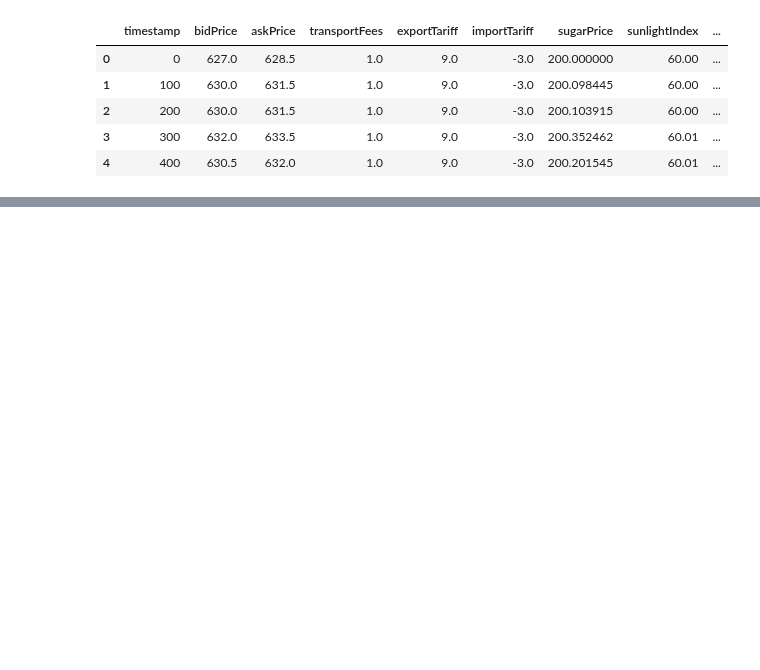
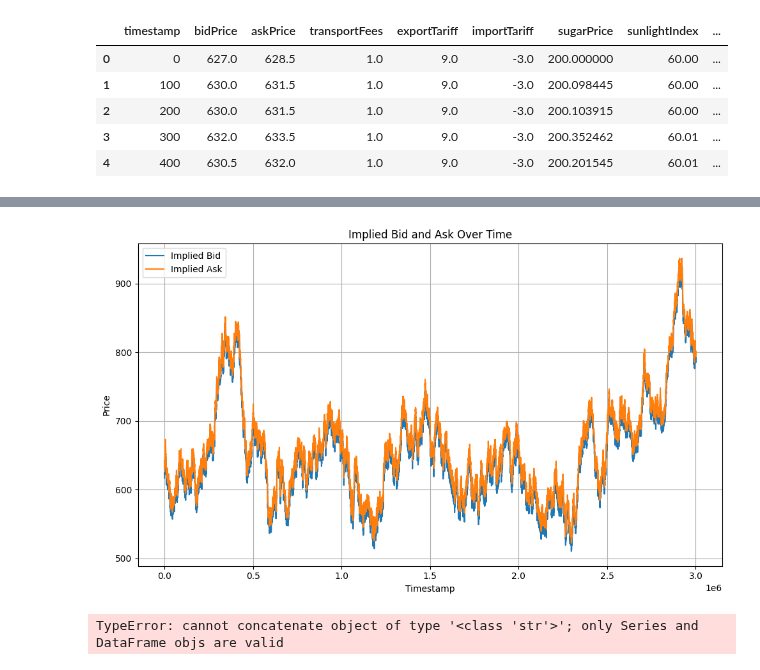
Before and after one commit to shank959/prosperity-imc25, a Jupyter notebook: rounds/round4/eda/r4_data_in_a_bottle/analysis.ipynb, the cells around one changed output, grey strips where cells are left out. Drawn from its saved outputs; the diff is of its cells as text; code cells hidden in the pictures; blank space fills up the shorter version.

```diff
--- a/rounds/round4/eda/r4_data_in_a_bottle/analysis.ipynb
+++ b/rounds/round4/eda/r4_data_in_a_bottle/analysis.ipynb
@@ -73,0 +153,37 @@ all_observations.head(5)
+# %%
+df = pd.read_csv('combined_observations.csv')
+
+# 2. Compute implied bid and ask
+buffer = 0.1  # tweak as needed
+df['implied_bid'] = df['bidPrice'] - df['transportFees'] - df['exportTariff'] - buffer
+df['implied_ask'] = df['askPrice'] + df['transportFees'] + df['importTariff']
+
+# 3. Plot both series over time
+plt.figure(figsize=(10, 6))
+plt.plot(df['timestamp'], df['implied_bid'], label='Implied Bid')
+plt.plot(df['timestamp'], df['implied_ask'], label='Implied Ask')
+plt.xlabel('Timestamp')
+plt.ylabel('Price')
+plt.title('Implied Bid and Ask Over Time')
+plt.legend()
+plt.grid(True)
+plt.tight_layout()
+plt.show()
+# %% [output]
+[figure, added]
+# %%
+import pandas as pd
+mydfs = []
+
+csv_files = ["/Users/shankunzru/Desktop/prosp3/prosperity-imc25/rounds/round4/eda/r4_data_in_a_bottle/round-4-island-data-bottle/prices_round_4_day_1.csv", "/Users/shankunzru/Desktop/prosp3/prosperity-imc25/rounds/round4/eda/r4_data_in_a_bottle/round-4-island-data-bottle/prices_round_4_day_2.csv", "/Users/shankunzru/Desktop/prosp3/prosperity-imc25/rounds/round4/eda/r4_data_in_a_bottle/round-4-island-data-bottle/prices_round_4_day_3.csv"]
+for file in csv_files:
+    df = pd.read_csv(file)
+    mydfs.append(df)
+
+# Concatenate all dataframes
+combined_df = pd.concat(dfs, ignore_index=True)
+
+# Save the combined dataframe to a new CSV file
+combined_df.to_csv('combined_prices.csv', index=False)
+# %% [output]
+TypeError: cannot concatenate object of type '<class 'str'>'; only Series and DataFrame objs are valid
```
Also changed, not shown: parts of 4 cells of this notebook, 3 other files.
